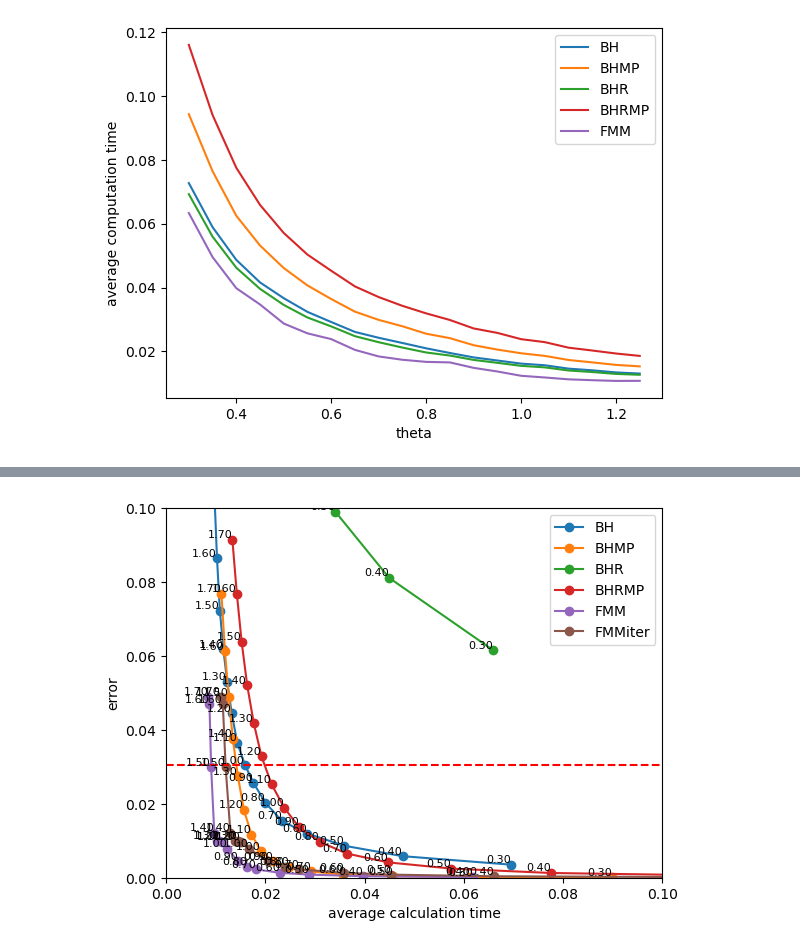
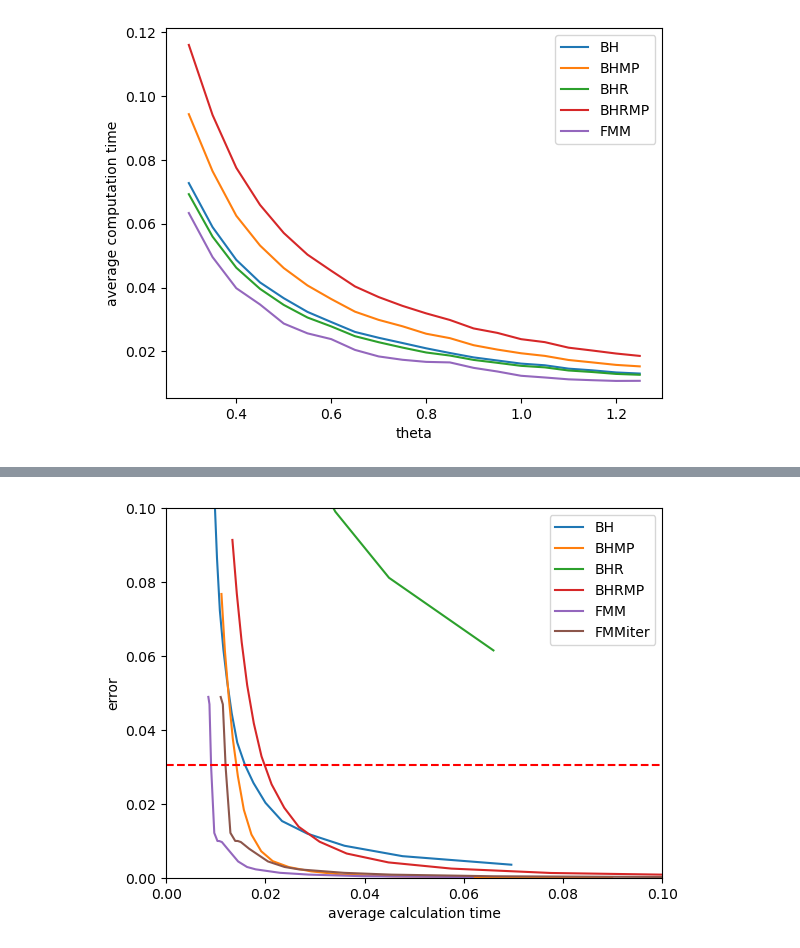
Before and after one commit to LucasFurer/MasterThesisLucas, a Jupyter notebook: grapher.ipynb, the cells around one changed output, grey strips where cells are left out. Drawn from its saved outputs; the diff is of its cells as text; code cells hidden in the pictures.

Commit message:
improved the grapher file

```diff
--- a/grapher.ipynb
+++ b/grapher.ipynb
@@ -195,20 +213,20 @@ plotGraph(custom_labels, 0, 40,"error", "average calculation time", "plotOutput/
 # %%
 pointAmount = "10000"
 dataSet = "MNIST_digits"
 perp = "30"
 
 allowableError = findTime(os.path.join("graphCSV", dataSet, pointAmount, "perp" + perp, "tsneCalculationtimeErrorBH_point"    + pointAmount + "_perp" + perp + "_dataset" + dataSet + ".csv"))
 
 custom_labels = {
     os.path.join("graphCSV", dataSet, pointAmount, "perp" + perp, "tsneCalculationtimeErrorBH_point"      + pointAmount + "_perp" + perp + "_dataset" + dataSet + ".csv"): "BH",
     os.path.join("graphCSV", dataSet, pointAmount, "perp" + perp, "tsneCalculationtimeErrorBHMP_point"    + pointAmount + "_perp" + perp + "_dataset" + dataSet + ".csv"): "BHMP",
     os.path.join("graphCSV", dataSet, pointAmount, "perp" + perp, "tsneCalculationtimeErrorBHR_point"     + pointAmount + "_perp" + perp + "_dataset" + dataSet + ".csv"): "BHR",
     os.path.join("graphCSV", dataSet, pointAmount, "perp" + perp, "tsneCalculationtimeErrorBHRMP_point"   + pointAmount + "_perp" + perp + "_dataset" + dataSet + ".csv"): "BHRMP",
     os.path.join("graphCSV", dataSet, pointAmount, "perp" + perp, "tsneCalculationtimeErrorFMM_point"     + pointAmount + "_perp" + perp + "_dataset" + dataSet + ".csv"): "FMM",
     os.path.join("graphCSV", dataSet, pointAmount, "perp" + perp, "tsneCalculationtimeErrorFMMiter_point" + pointAmount + "_perp" + perp + "_dataset" + dataSet + ".csv"): "FMMiter",
 }
 
 
-plotGraph(custom_labels, 0, 40, "error", "average calculation time", "plotOutput/lines_plot.png", True, 0, 0.1, 0, 0.1, allowableError, None, True)
+plotGraph(custom_labels, 0, 40, "error", "average calculation time", "plotOutput/lines_plot.png", True, 0, 0.1, 0, 0.1, allowableError, None, False)
 # %% [output]
-[figure, old version]
+[figure, new version]
```
Also changed, not shown: parts of 13 cells of this notebook, 4 other files.
